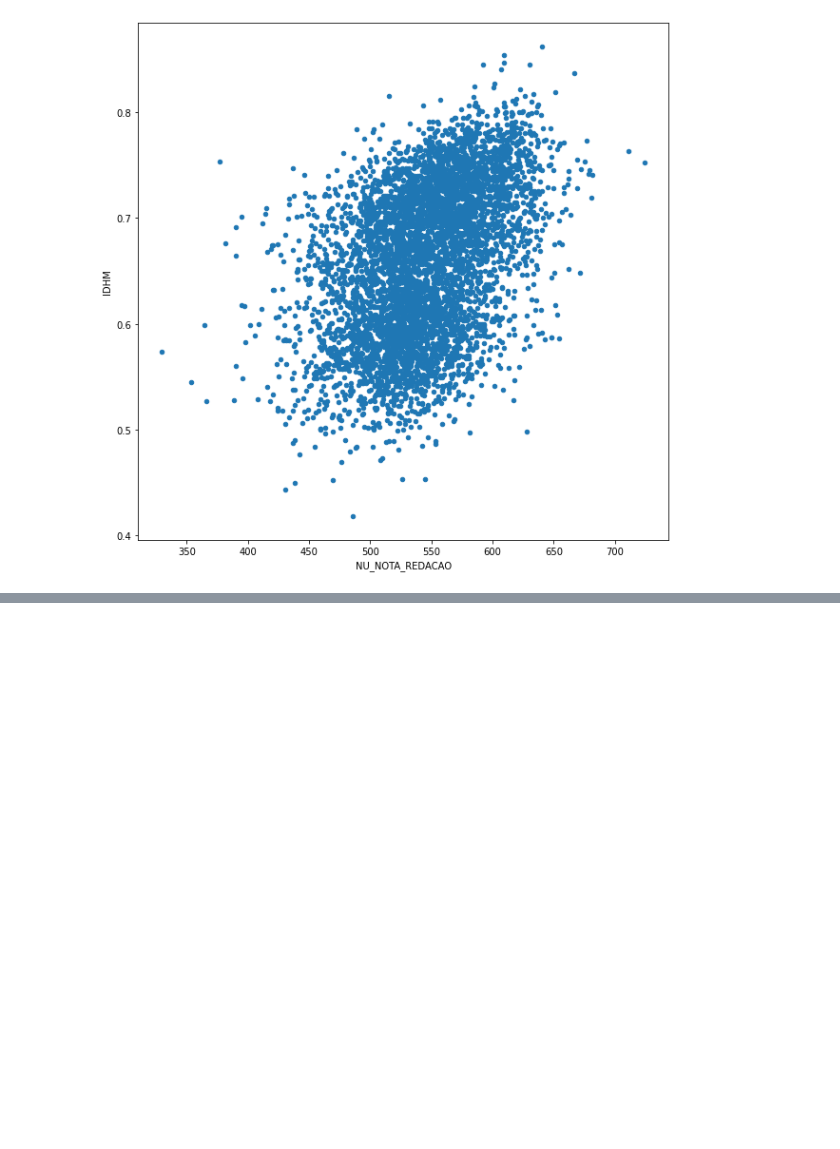
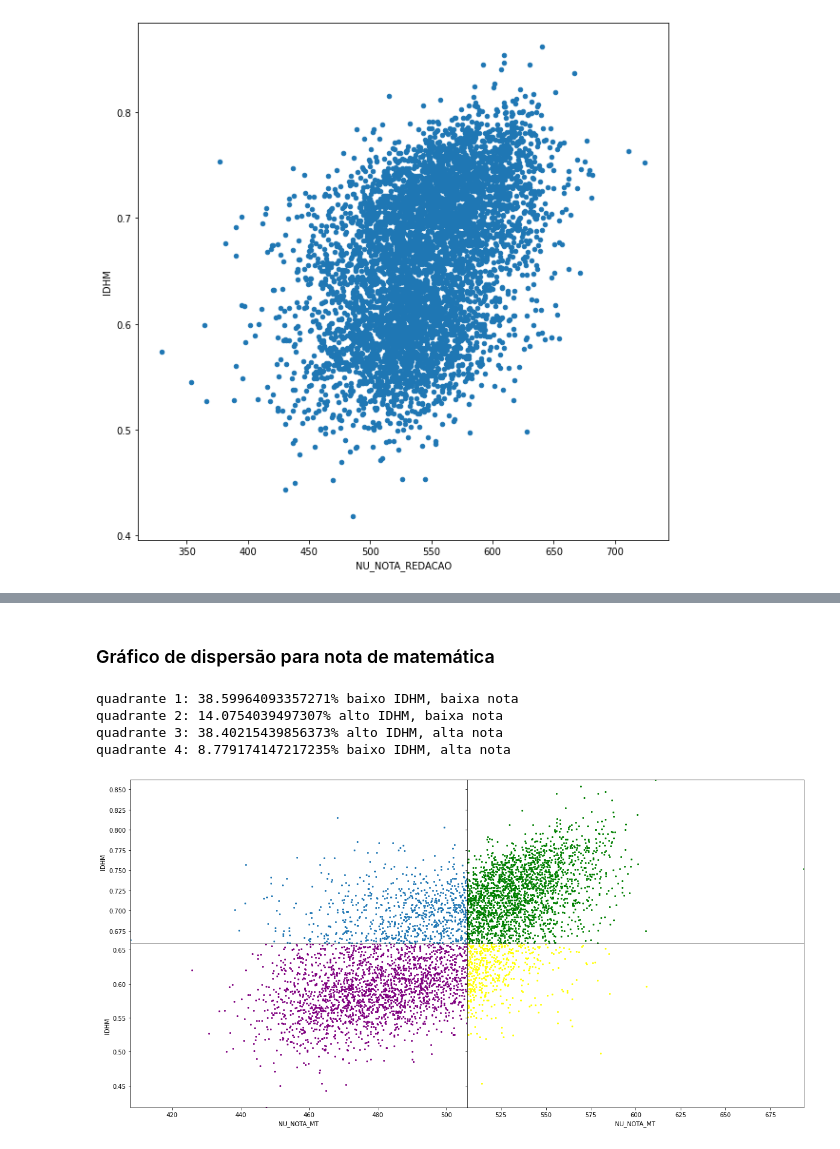
Before and after one commit to Lz-Rod/analise_de_dados_Python_Enem_2019, a Jupyter notebook: develop/programa/Nota no ENEM x IDHM.ipynb, the cells around one changed output, grey strips where cells are left out. Saved outputs shown, nothing was run; the diff lists cells and outputs as text; code cells hidden in the pictures; blank space fills up the shorter version.

```diff
--- a/develop/programa/Nota no ENEM x IDHM.ipynb
+++ b/develop/programa/Nota no ENEM x IDHM.ipynb
@@ -98,0 +167,43 @@ mediaEnemIDHM.plot.scatter('NU_NOTA_REDACAO', 'IDHM', figsize=(10,10))
+# %% [markdown]
+### Gráfico de dispersão para nota de matemática
+# %%
+nota_MT_municipio = mediaEnemIDHM.NU_NOTA_MT
+
+quadrante1Mt = (idhmMunicipio < mean_IDHM) & (nota_MT_municipio < mean_MATEMATICA)
+quadrante2Mt = (idhmMunicipio > mean_IDHM) & (nota_MT_municipio < mean_MATEMATICA)
+quadrante3Mt = (idhmMunicipio > mean_IDHM) & (nota_MT_municipio > mean_MATEMATICA)
+quadrante4Mt = (idhmMunicipio < mean_IDHM) & (nota_MT_municipio > mean_MATEMATICA)
+
+mediaEnemIDHM_MT1 = mediaEnemIDHM[quadrante1Mt]
+mediaEnemIDHM_MT2 = mediaEnemIDHM[quadrante2Mt]
+mediaEnemIDHM_MT3 = mediaEnemIDHM[quadrante3Mt]
+mediaEnemIDHM_MT4 = mediaEnemIDHM[quadrante4Mt]
+
+minMatematica = mediaEnemIDHM.NU_NOTA_MT.min()
+maxMatematica = mediaEnemIDHM.NU_NOTA_MT.max()
+
+fig, ax = plt.subplots(2,2, figsize=[20,10], sharex = 'col', sharey = 'row')
+plt.subplots_adjust(wspace=0, hspace=0)
+
+minRedacao = mediaEnemIDHM.NU_NOTA_REDACAO.min()
+maxRedacao = mediaEnemIDHM.NU_NOTA_REDACAO.max()
+minIDHM = mediaEnemIDHM.IDHM.min()
+maxIDHM = mediaEnemIDHM.IDHM.max()
+
+mediaEnemIDHM_MT1.plot.scatter('NU_NOTA_MT', 'IDHM', color = 'purple', ax = ax[1,0], s=4, xlim = (minMatematica, mean_MATEMATICA), ylim = (minIDHM, mean_IDHM))
+print(f"quadrante 1: {100*len(mediaEnemIDHM_MT1.IDHM)/len(idhmMunicipio)}% baixo IDHM, baixa nota")
+
+mediaEnemIDHM_MT2.plot.scatter('NU_NOTA_MT', 'IDHM', ax = ax[0,0], s=4, xlim = (minMatematica, mean_MATEMATICA), ylim = (mean_IDHM, maxIDHM))
+print(f"quadrante 2: {100*len(mediaEnemIDHM_MT2.IDHM)/len(idhmMunicipio)}% alto IDHM, baixa nota")
+
+mediaEnemIDHM_MT3.plot.scatter('NU_NOTA_MT', 'IDHM', color = 'green', ax = ax[0,1], s=4, xlim = (mean_MATEMATICA, maxMatematica), ylim = (mean_IDHM, maxIDHM))
+print(f"quadrante 3: {100*len(mediaEnemIDHM_MT3.IDHM)/len(idhmMunicipio)}% alto IDHM, alta nota")
+
+mediaEnemIDHM_MT4.plot.scatter('NU_NOTA_MT', 'IDHM', color = 'yellow', ax = ax[1,1], s=4, xlim = (mean_MATEMATICA, maxMatematica), ylim = (minIDHM, mean_IDHM))
+print(f"quadrante 4: {100*len(mediaEnemIDHM_MT4.IDHM)/len(idhmMunicipio)}% baixo IDHM, alta nota")
+# %% [output]
+quadrante 1: 38.59964093357271% baixo IDHM, baixa nota
+quadrante 2: 14.0754039497307% alto IDHM, baixa nota
+quadrante 3: 38.40215439856373% alto IDHM, alta nota
+quadrante 4: 8.779174147217235% baixo IDHM, alta nota
+[figure, added]
```
Also changed, not shown: parts of 8 cells of this notebook.
